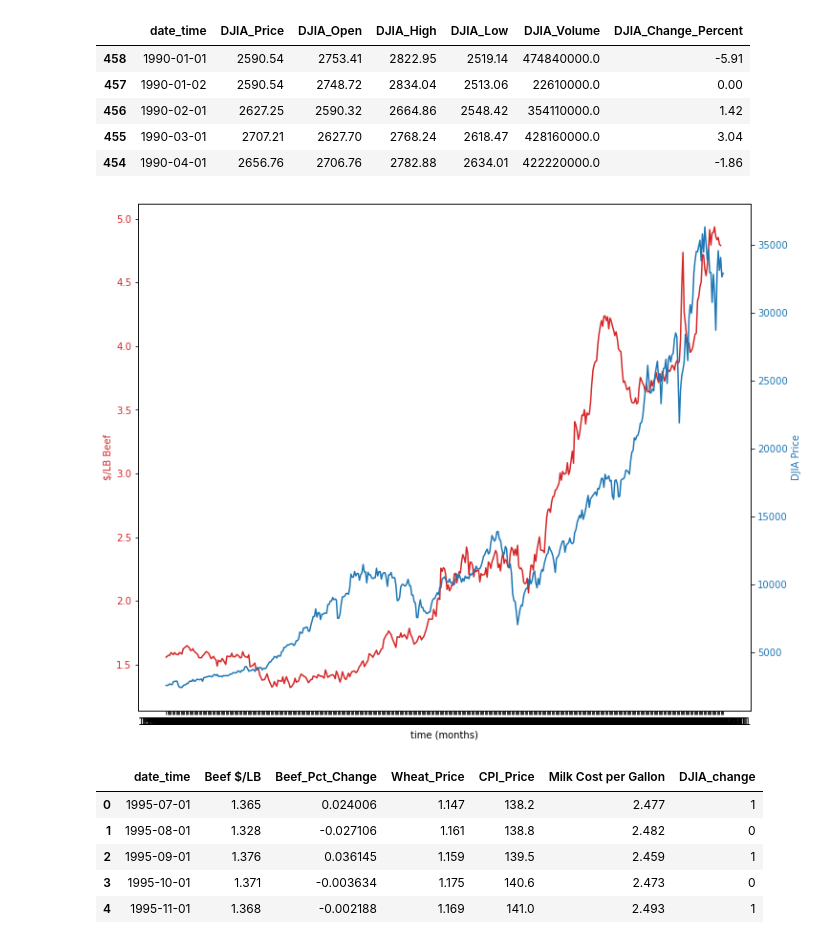
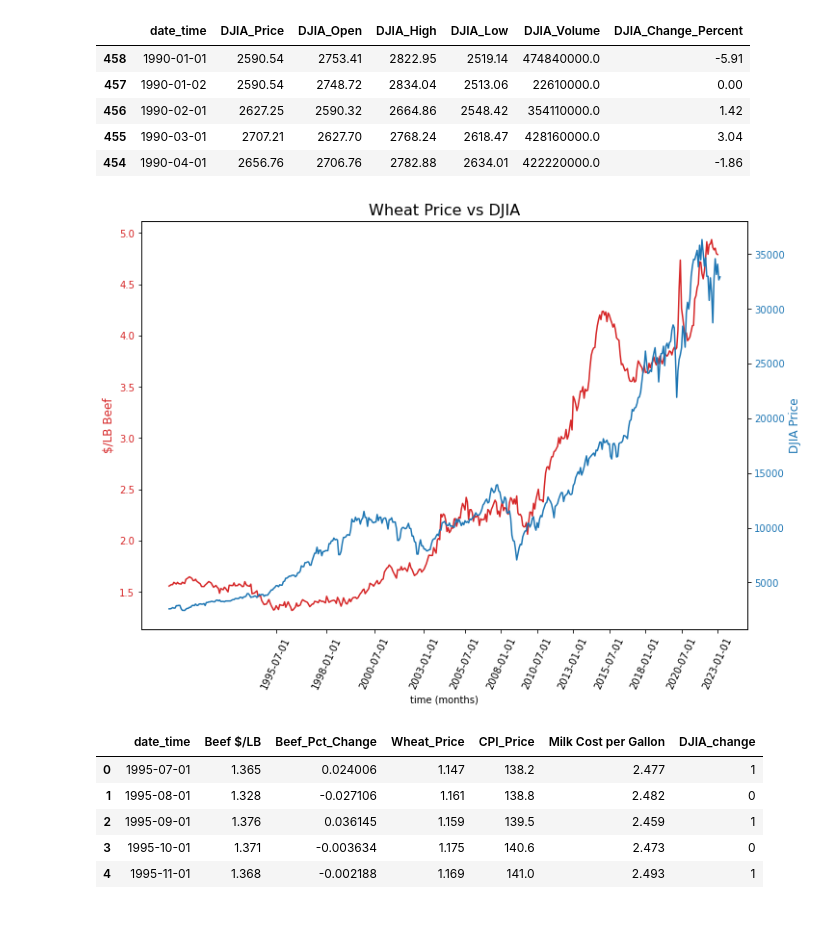
Before and after one commit to CTPim/Three_Meals, a Jupyter notebook: Analysis/Food_DJIA_comparison.ipynb, the cells around one changed output. Cells and saved outputs as stored; diff of their text form; code cells hidden in the pictures.

Commit message:
Better formatting on graphs

```diff
--- a/Analysis/Food_DJIA_comparison.ipynb
+++ b/Analysis/Food_DJIA_comparison.ipynb
@@ -43,29 +51,32 @@ djia_df_asc.head()
 # %%
 # Adapted from documentation
 # https://matplotlib.org/stable/gallery/subplots_axes_and_figures/two_scales.html
 
 t = beef_df["date_time"].values
 
 fig, ax1 = plt.subplots()
 
 color = 'tab:red'
 ax1.set_xlabel('time (months)')
-ax1.set_ylabel('$/LB Beef', color=color)
+ax1.set_ylabel('$/LB Beef', color=color, fontsize=12)
 ax1.plot(t, beef_df["Beef $/LB"], color=color)
 ax1.tick_params(axis='y', labelcolor=color)
+ax1.tick_params(axis='x', rotation=65)
 
 ax2 = ax1.twinx()  # instantiate a second axes that shares the same x-axis
 
 color = 'tab:blue'
-ax2.set_ylabel("DJIA Price", color=color)  # we already handled the x-label with ax1
+ax2.set_ylabel("DJIA Price", color=color, fontsize=12)  # we already handled the x-label with ax1
 ax2.plot(djia_df_asc["date_time"].values, djia_df_asc["DJIA_Price"], color=color)
 ax2.tick_params(axis='y', labelcolor=color)
 
 fig.tight_layout()  # otherwise the right y-label is slightly clipped
 fig.set_size_inches(12, 9)
+plt.xticks(ticks=xticks)
+plt.title("Wheat Price vs DJIA", fontsize=16)
 plt.show()
 # %% [output]
-[figure, old version]
+[figure, new version]
 # %%
 # Create dataframe combining all prices
 # %%
```
Also changed, not shown: parts of 5 cells of this notebook, 4 other files.
